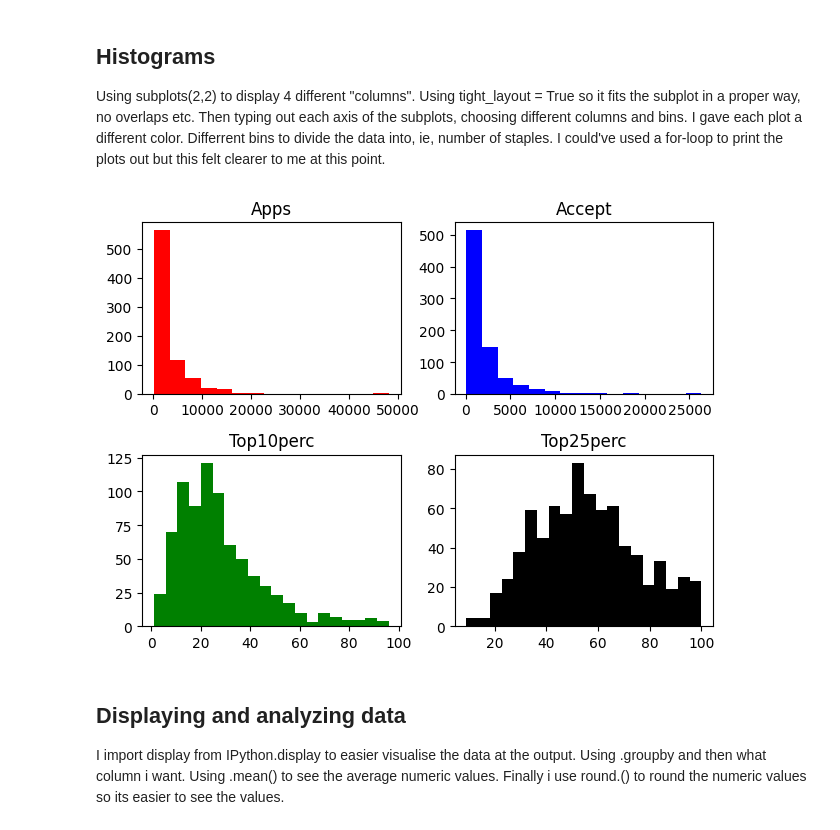
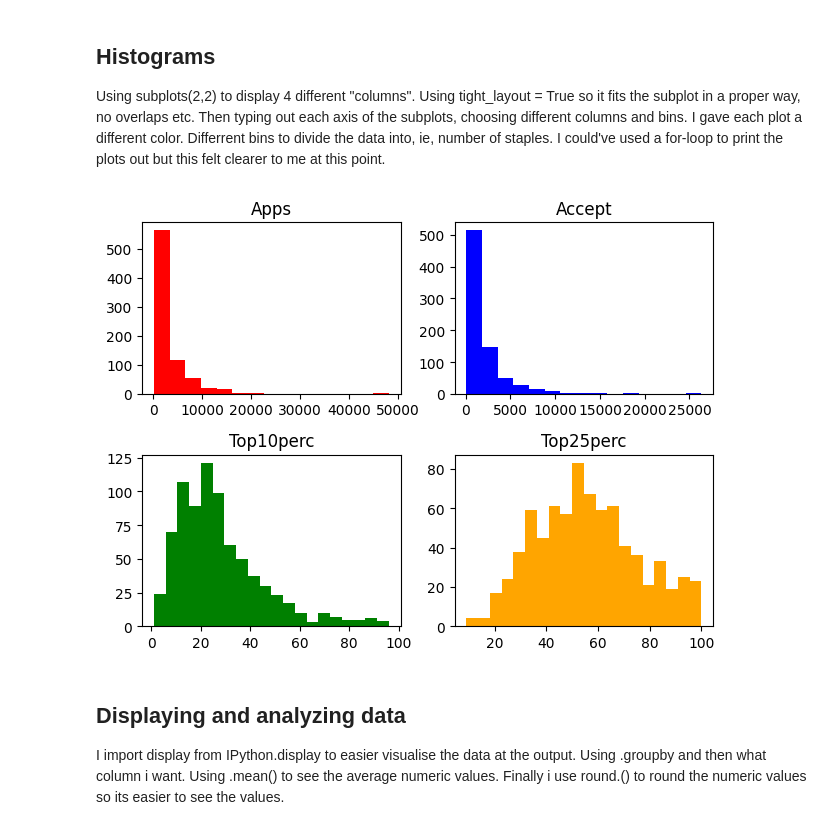
Before and after one commit to tobias-oberg/Databehandling-Tobias-ObergAI24, a Jupyter notebook: Lab/Lab.ipynb, the cells around one changed output. Drawn from its saved outputs; the diff is of its cells as text; code cells hidden in the pictures.

```diff
--- a/Lab/Lab.ipynb
+++ b/Lab/Lab.ipynb
@@ -99,23 +99,23 @@ Using subplots(2,2) to display 4 different "columns". Using tight_layout = True
 # %%
 # g)   can also use a for-loop for less code.
 fig, ax = plt.subplots(2,2, tight_layout=True)
 
 
 ax[0, 0].hist(college3["Apps"], bins=15, color= "red", alpha=1)
 ax[0, 0].set_title("Apps")
 
 ax[0, 1].hist(college3["Accept"], bins=15, color= "blue", alpha=1)
 ax[0, 1].set_title("Accept")
 
 ax[1, 0].hist(college3["Top10perc"], bins=20, color= "green", alpha=1)
 ax[1, 0].set_title("Top10perc")
 
-ax[1, 1].hist(college3["Top25perc"], bins=20, color= "black", alpha=1)
+ax[1, 1].hist(college3["Top25perc"], bins=20, color= "orange", alpha=1)
 ax[1, 1].set_title("Top25perc")
 
 plt.show()
 # %% [output]
-[figure, old version]
+[figure, new version]
 # %% [markdown]
 ## Displaying and analyzing data
 I import display from IPython.display to easier visualise the data at the output.
```
Also changed, not shown: parts of 1 cell of this notebook.
